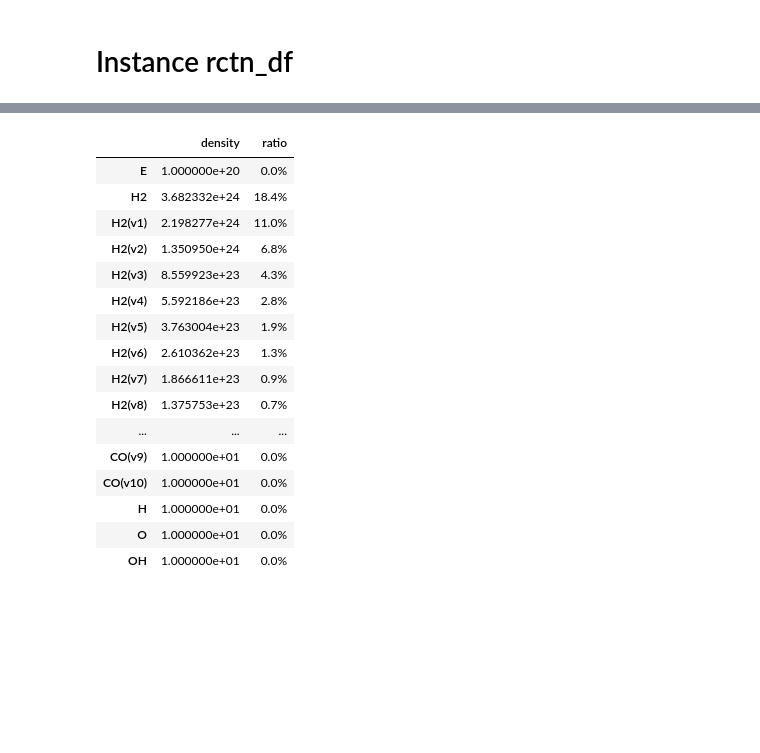
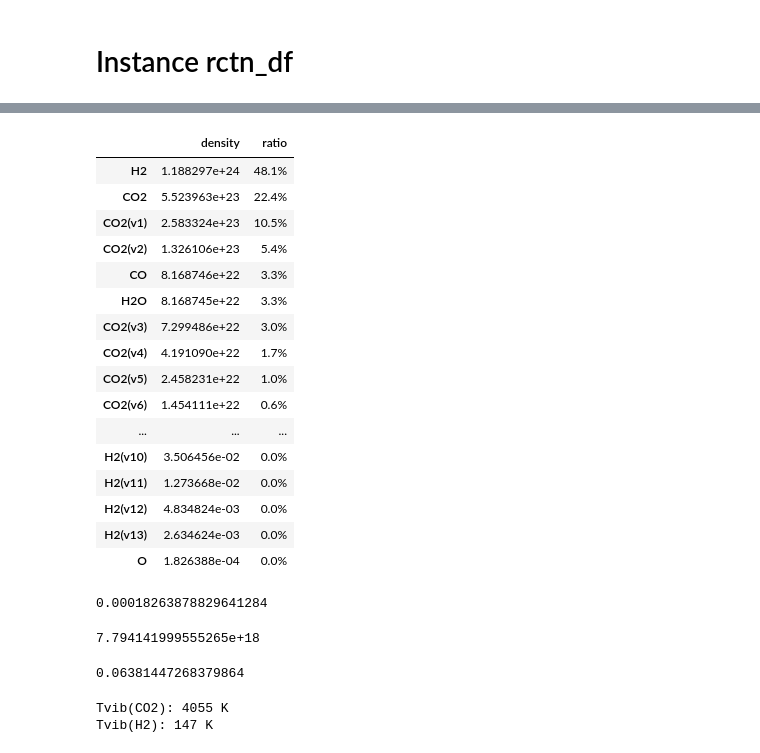
Before and after one commit to LiuPhyMan/PlasmaChemistry, a Jupyter notebook: _notebook/未命名1.ipynb, the cells around one changed output, grey strips where cells are left out. Drawn from its saved outputs; the diff is of its cells as text; code cells hidden in the pictures; blank space fills up the shorter version.

```diff
--- a/_notebook/未命名1.ipynb
+++ b/_notebook/未命名1.ipynb
@@ -386,20 +373,32 @@ plt.semilogx(sol.t, sol.y.transpose(), marker='.')
+# %%
+rctn_instances['electron reactions'].view_density(sol.y[:,-1]).sort_values(by='density', ascending=False)
+# %% [output]
+|  | density | ratio |
+| H2 | 1.188297e+24 | 48.1% |
+| CO2 | 5.523963e+23 | 22.4% |
+| CO2(v1) | 2.583324e+23 | 10.5% |
+| CO2(v2) | 1.326106e+23 | 5.4% |
+| CO | 8.168746e+22 | 3.3% |
+| H2O | 8.168745e+22 | 3.3% |
+| CO2(v3) | 7.299486e+22 | 3.0% |
+| CO2(v4) | 4.191090e+22 | 1.7% |
+| CO2(v5) | 2.458231e+22 | 1.0% |
+| CO2(v6) | 1.454111e+22 | 0.6% |
+| ... | ... | ... |
+| H2(v10) | 3.506456e-02 | 0.0% |
+| H2(v11) | 1.273668e-02 | 0.0% |
+| H2(v12) | 4.834824e-03 | 0.0% |
+| H2(v13) | 2.634624e-03 | 0.0% |
+| O | 1.826388e-04 | 0.0% |
 # %%
-rctn_instances['relaxation reactions'].view_density(sol.y[:,-1])
+rctn_instances['electron reactions'].view_density(sol.y[:,-1]).loc['O', 'density']
 # %% [output]
-|  | density | ratio |
-| E | 1.000000e+20 | 0.0% |
-| H2 | 3.682332e+24 | 18.4% |
-| H2(v1) | 2.198277e+24 | 11.0% |
-| H2(v2) | 1.350950e+24 | 6.8% |
-| H2(v3) | 8.559923e+23 | 4.3% |
-| H2(v4) | 5.592186e+23 | 2.8% |
-| H2(v5) | 3.763004e+23 | 1.9% |
-| H2(v6) | 2.610362e+23 | 1.3% |
-| H2(v7) | 1.866611e+23 | 0.9% |
-| H2(v8) | 1.375753e+23 | 0.7% |
-| ... | ... | ... |
-| CO(v9) | 1.000000e+01 | 0.0% |
-| CO(v10) | 1.000000e+01 | 0.0% |
-| H | 1.000000e+01 | 0.0% |
-| O | 1.000000e+01 | 0.0% |
-| OH | 1.000000e+01 | 0.0% |
+0.00018263878829641284
+# %%
+rctn_instances['electron reactions'].view_density(sol.y[:,-1]).loc['H', 'density']
+# %% [output]
+7.794141999555265e+18
+# %%
+rctn_instances['electron reactions'].view_density(sol.y[:,-1]).loc['OH', 'density']
+# %% [output]
+0.06381447268379864
@@ -405,0 +411,8 @@ rctn_instances['relaxation reactions'].view_density(sol.y[:,-1])
+# %%
+Tv_CO2 = -3380/np.log(_df.loc['CO2(v1)','density']/_df.loc['CO2','density'])
+Tv_H2 = -5983/np.log(_df.loc['H2(v1)','density']/_df.loc['H2','density'])
+print(f"Tvib(CO2): {Tv_CO2:.0f} K")
+print(f"Tvib(H2): {Tv_H2:.0f} K")
+# %% [output]
+Tvib(CO2): 4055 K
+Tvib(H2): 147 K
```
Also changed, not shown: parts of 19 cells of this notebook, 12 other files.
